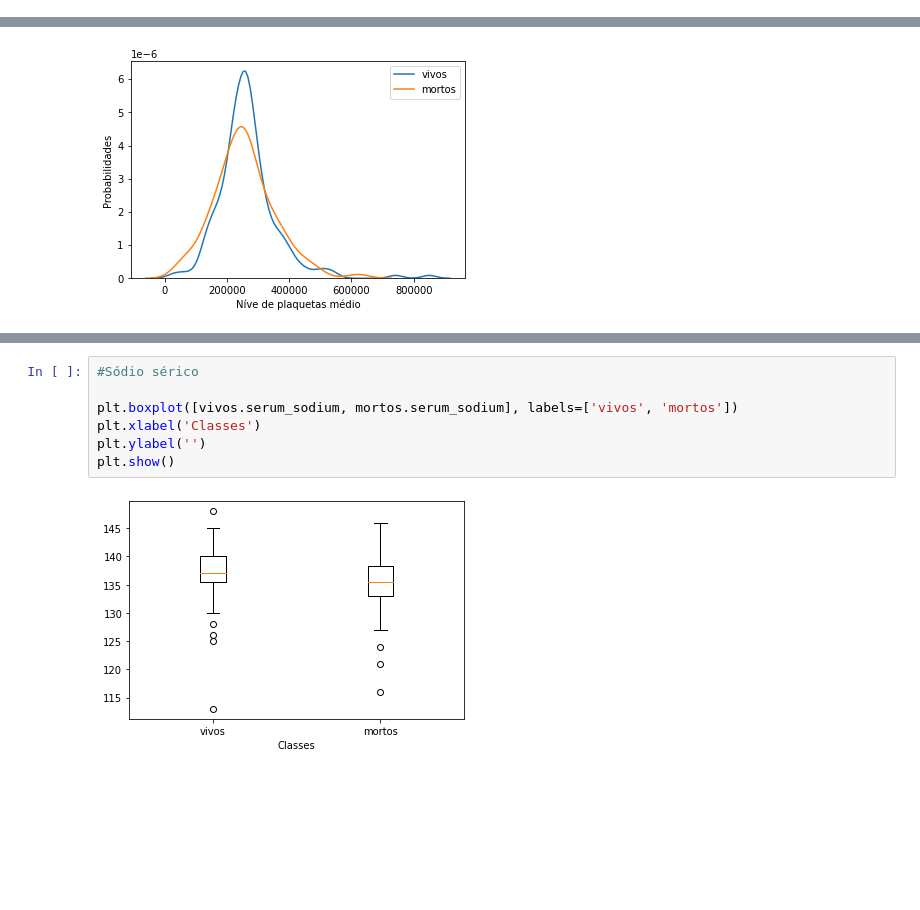
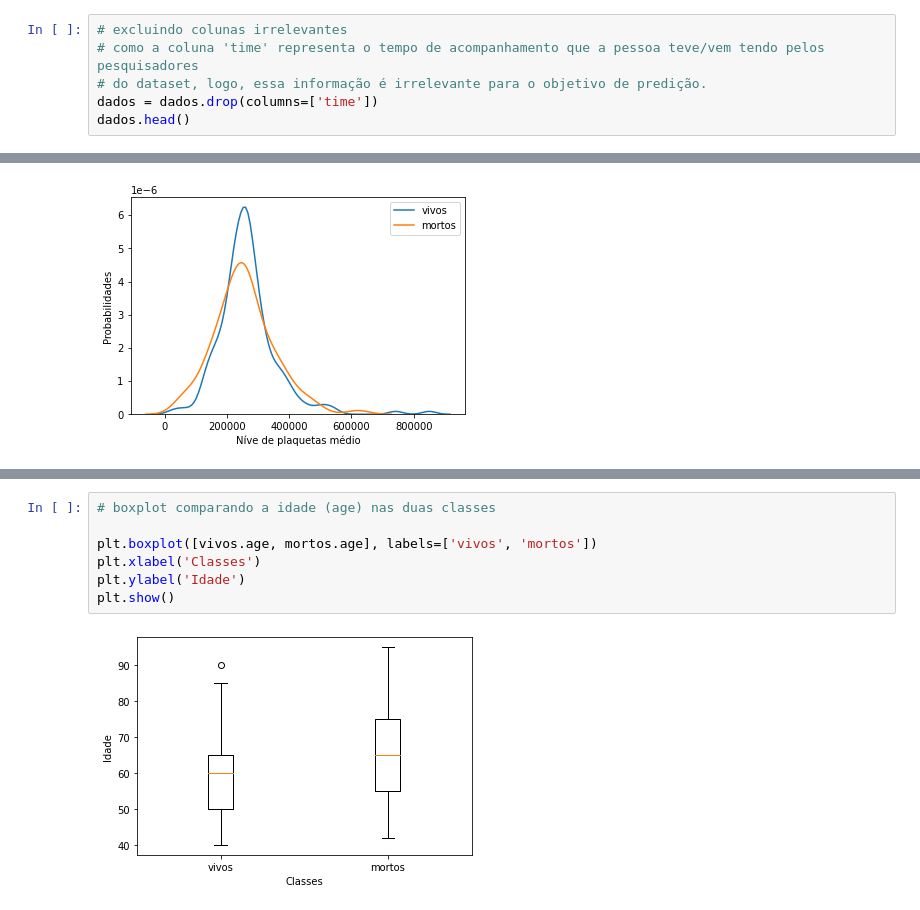
Before and after one commit to svhenrique/analise-dataset-heart-disease, a Jupyter notebook: Untitled0.ipynb, the cells around one changed output, grey strips where cells are left out. Saved outputs shown, nothing was run; the diff lists cells and outputs as text; blank space fills up the shorter version.

```diff
--- a/Untitled0.ipynb
+++ b/Untitled0.ipynb
@@ -35,3 +35,9 @@ Index(['age', 'anaemia', 'creatinine_phosphokinase', 'diabetes',
 # %% [markdown]
 
 **2. Limpeza e organização dos dados**
+# %%
+# excluindo colunas irrelevantes
+# como a coluna 'time' representa o tempo de acompanhamento que a pessoa teve/vem tendo pelos pesquisadores
+# do dataset, logo, essa informação é irrelevante para o objetivo de predição.
+dados = dados.drop(columns=['time'])
+dados.head()
@@ -181,9 +382,9 @@ plt.show()
 # %%
-#Sódio sérico
+# boxplot comparando a idade (age) nas duas classes
 
-plt.boxplot([vivos.serum_sodium, mortos.serum_sodium], labels=['vivos', 'mortos'])
+plt.boxplot([vivos.age, mortos.age], labels=['vivos', 'mortos'])
 plt.xlabel('Classes')
-plt.ylabel('')
+plt.ylabel('Idade')
 plt.show()
 # %% [output]
-[figure, old version]
+[figure, new version]
```
Also changed, not shown: parts of 43 cells of this notebook.
